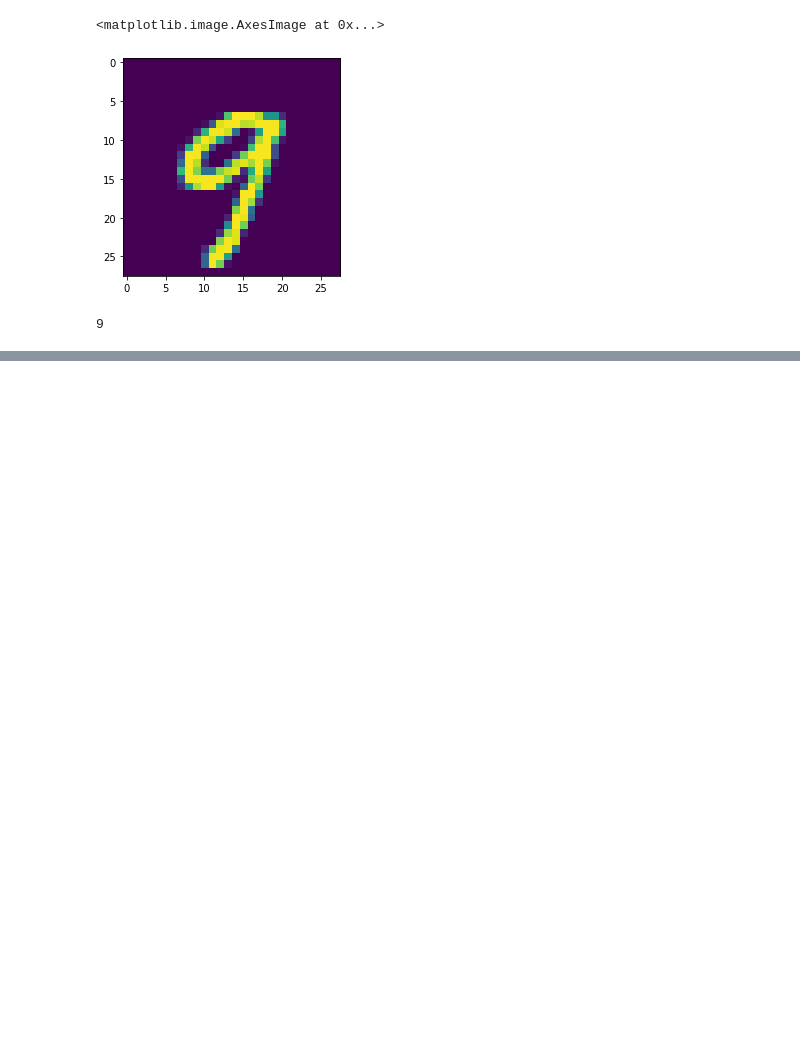
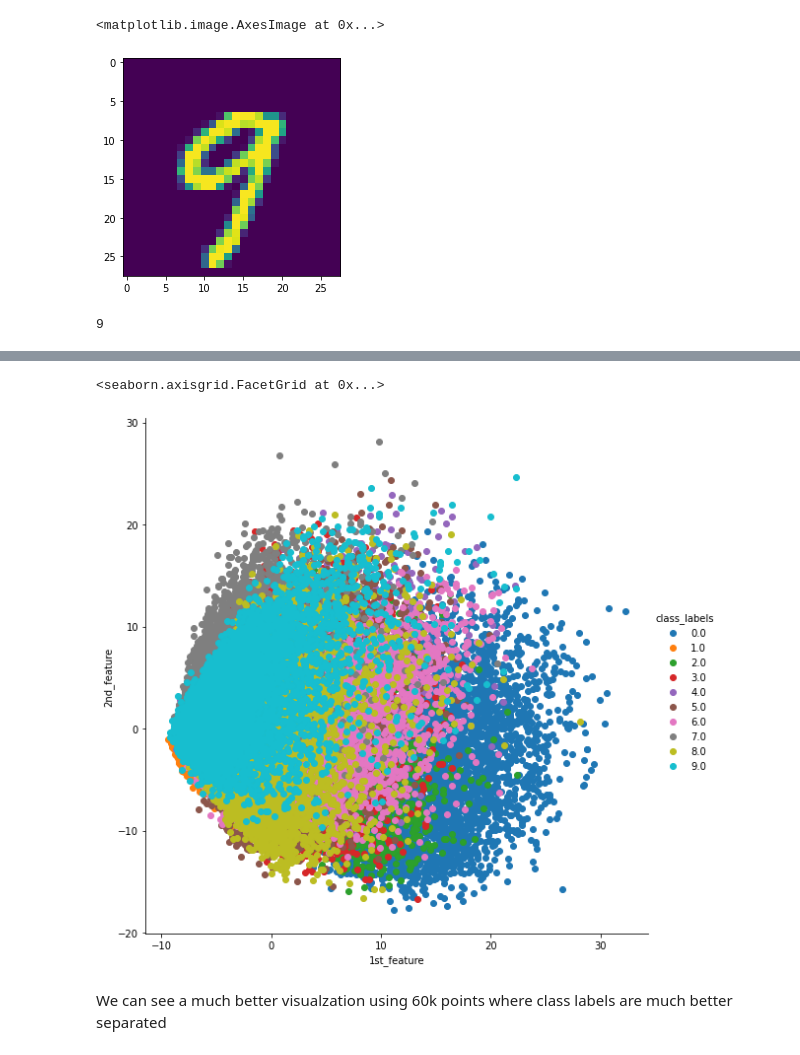
Before and after one commit to pranzalkhadka/DimensionalityReduction, a Jupyter notebook: Untitled.ipynb, the cells around one changed output, grey strips where cells are left out. Cells and saved outputs as stored; diff of their text form; code cells hidden in the pictures; blank space fills up the shorter version.

```diff
--- a/Untitled.ipynb
+++ b/Untitled.ipynb
@@ -32,0 +110,4 @@ label.iloc[45]
+# %%
+mnist = StandardScaler().fit_transform(mnist)
+# %%
+reduced_data = pca.fit_transform(mnist)
@@ -32,0 +118,2 @@ label.iloc[45]
+# %%
+reduced_data = np.vstack((reduced_data.T,label)).T
@@ -32,0 +124,9 @@ label.iloc[45]
+# %%
+new_df = pd.DataFrame(reduced_data,columns=("1st_feature","2nd_feature","class_labels"))
+# %%
+sns.FacetGrid(new_df,hue="class_labels",height= 8).map(plt.scatter,"1st_feature","2nd_feature").add_legend()
+# %% [output]
+<seaborn.axisgrid.FacetGrid at 0x...>
+[figure, added]
+# %% [markdown]
+We can see a much better visualzation using 60k points where class labels are much better separated
```
Also changed, not shown: parts of 29 cells of this notebook.
